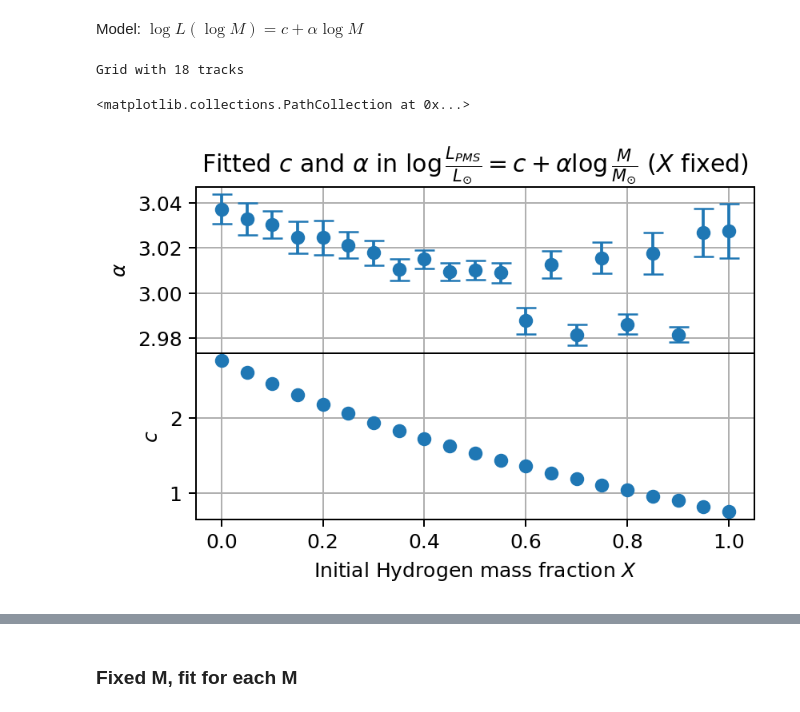
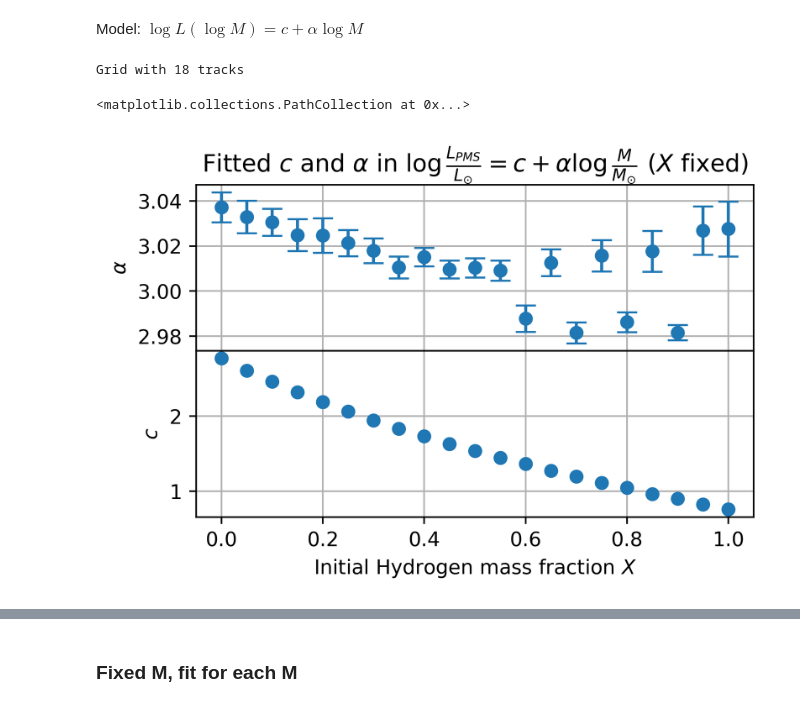
Before and after one commit to Jems-jl/Jems.jl, a Jupyter notebook: HomologyTesting/plots3 without Prad.ipynb, the cells around one changed output, grey strips where cells are left out. Saved outputs shown, nothing was run; the diff lists cells and outputs as text; code cells hidden in the pictures.

```diff
--- a/HomologyTesting/plots3 without Prad.ipynb
+++ b/HomologyTesting/plots3 without Prad.ipynb
@@ -109,7 +109,7 @@ class Grid:
         return Grid([track for track in self.tracks if track.X == X])
 
     def colors_and_shapes(self):
-        colors = plt.cm.viridis(np.linspace(0, 1, self.nb_logMs))
+        colors = plt.cm.gist_earth(np.linspace(0, 1, self.nb_logMs))
         colors = {np.round(logM,1):color for logM, color in zip(unique(self.logMs), colors)}
         shapes = ['o','s','*','X','D']
         shapes = {np.round(logM,1) : shapes[i%len(shapes)] for i, logM in enumerate(sorted(list(set(self.logMs))))}
@@ -407,31 +407,31 @@ def do_fit_at_X_fixed(grid, PMS = True):
 # %%
 Xrange = unique(goodGrid.Xs)
 actualXrange = []
 cs = []
 alphas = []
 for index, X in enumerate(Xrange):
     Xgrid = goodGrid.collapse_grid_X(X) #fix X value in grid
     if len(Xgrid.tracks) == 1: continue
     fit = do_fit_at_X_fixed(Xgrid, True)
     cs.append(fit.params['c'])
     alphas.append(fit.params['alpha'])
     actualXrange.append(X)
-fig, axes = plt.subplots(2,1, figsize = (5,3), dpi = 180,sharex=True)
+fig, axes = plt.subplots(2,1, figsize = (5,3), dpi = 500,sharex=True)
 #remove witespace between subplots
 fig.subplots_adjust(hspace=0.0)
 axes[0].errorbar(actualXrange, [alpha.value for alpha in alphas],yerr = [alpha.stderr for alpha in alphas], fmt = 'o', capsize=5)
 #axes[0].axhline(3.0, ls='--')
 axes[0].set_ylabel('$\\alpha$')
 axes[0].set_title('Fitted $c$ and $\\alpha$ in $\log \\frac{L_{PMS}}{L_{\odot}} = c + \\alpha \log \\frac{M}{M_{\odot}}$ ($X$ fixed)')
 axes[1].set_xlabel('Initial Hydrogen mass fraction $X$')
 #axes[1].errorbar(Xrange, [c.value for c in cs],yerr = [c.stderr for c in cs], fmt = 'o', capsize=5)
 axes[1].set_ylabel('$c$')
 axes[0].grid()
 axes[1].grid()
 axes[1].set_axisbelow(True)
 #axes[1].scatter(Xrange, [10**c.value for c in cs], color='tab:blue')
 axes[1].scatter(actualXrange, [c.value for c in cs], color='tab:blue')
 # %% [output]
 Grid with 18 tracks
 <matplotlib.collections.PathCollection at 0x...>
-[figure, old version]
+[figure, new version]
```
Also changed, not shown: parts of 8 cells of this notebook.
